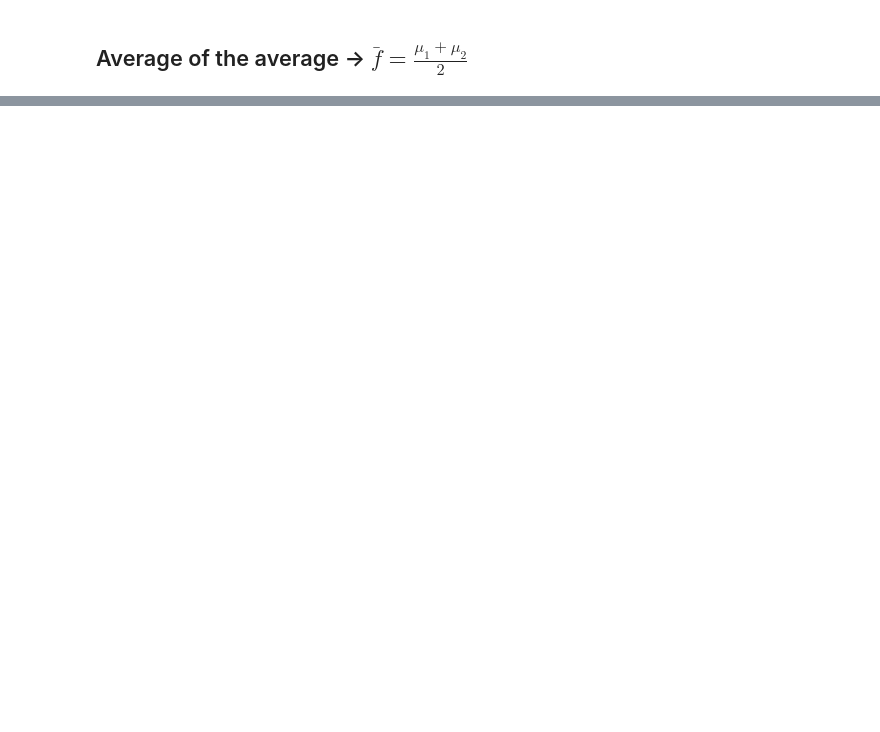
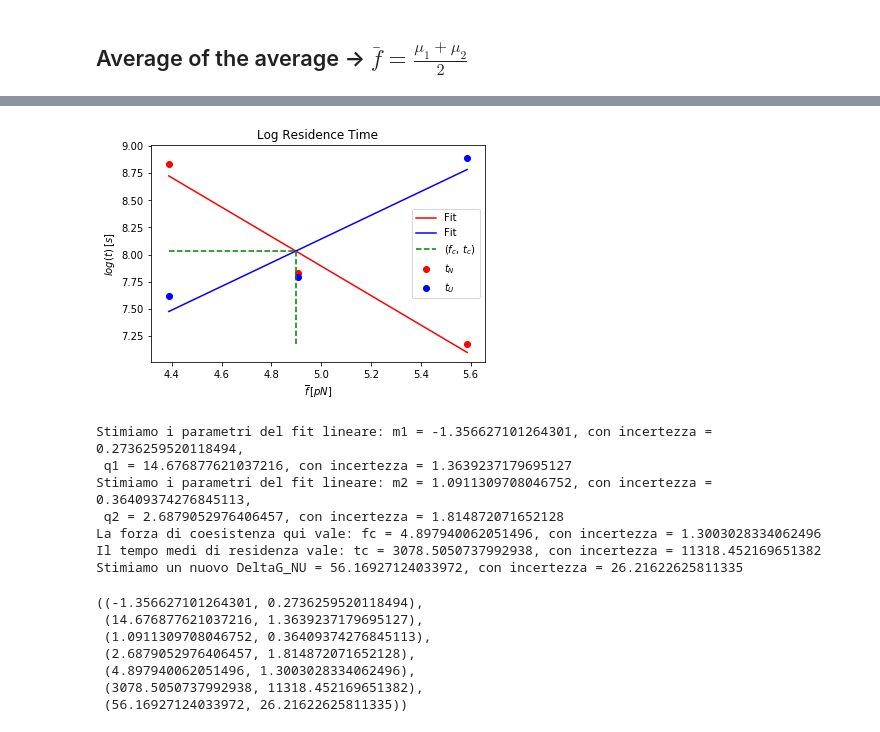
Before and after one commit to RiccardoTancredi/TesiTriennale, a Jupyter notebook: hopping14.ipynb, the cells around one changed output, grey strips where cells are left out. Drawn from its saved outputs; the diff is of its cells as text; code cells hidden in the pictures; blank space fills up the shorter version.

```diff
--- a/hopping14.ipynb
+++ b/hopping14.ipynb
@@ -274,0 +317,18 @@ DeltaG0 = -24.96411658005881, con sigma = None
+# %%
+grafici.residence_time(native_time, unfolded_time, forces_average)
+# %% [output]
+[figure, added]
+Stimiamo i parametri del fit lineare: m1 = -1.356627101264301, con incertezza = 0.2736259520118494,
+ q1 = 14.676877621037216, con incertezza = 1.3639237179695127
+Stimiamo i parametri del fit lineare: m2 = 1.0911309708046752, con incertezza = 0.36409374276845113,
+ q2 = 2.6879052976406457, con incertezza = 1.814872071652128
+La forza di coesistenza qui vale: fc = 4.897940062051496, con incertezza = 1.3003028334062496
+Il tempo medi di residenza vale: tc = 3078.5050737992938, con incertezza = 11318.452169651382
+Stimiamo un nuovo DeltaG_NU = 56.16927124033972, con incertezza = 26.21622625811335
+((-1.356627101264301, 0.2736259520118494),
+ (14.676877621037216, 1.3639237179695127),
+ (1.0911309708046752, 0.36409374276845113),
+ (2.6879052976406457, 1.814872071652128),
+ (4.897940062051496, 1.3003028334062496),
+ (3078.5050737992938, 11318.452169651382),
+ (56.16927124033972, 26.21622625811335))
```
Also changed, not shown: parts of 15 cells of this notebook, 14 other files.
